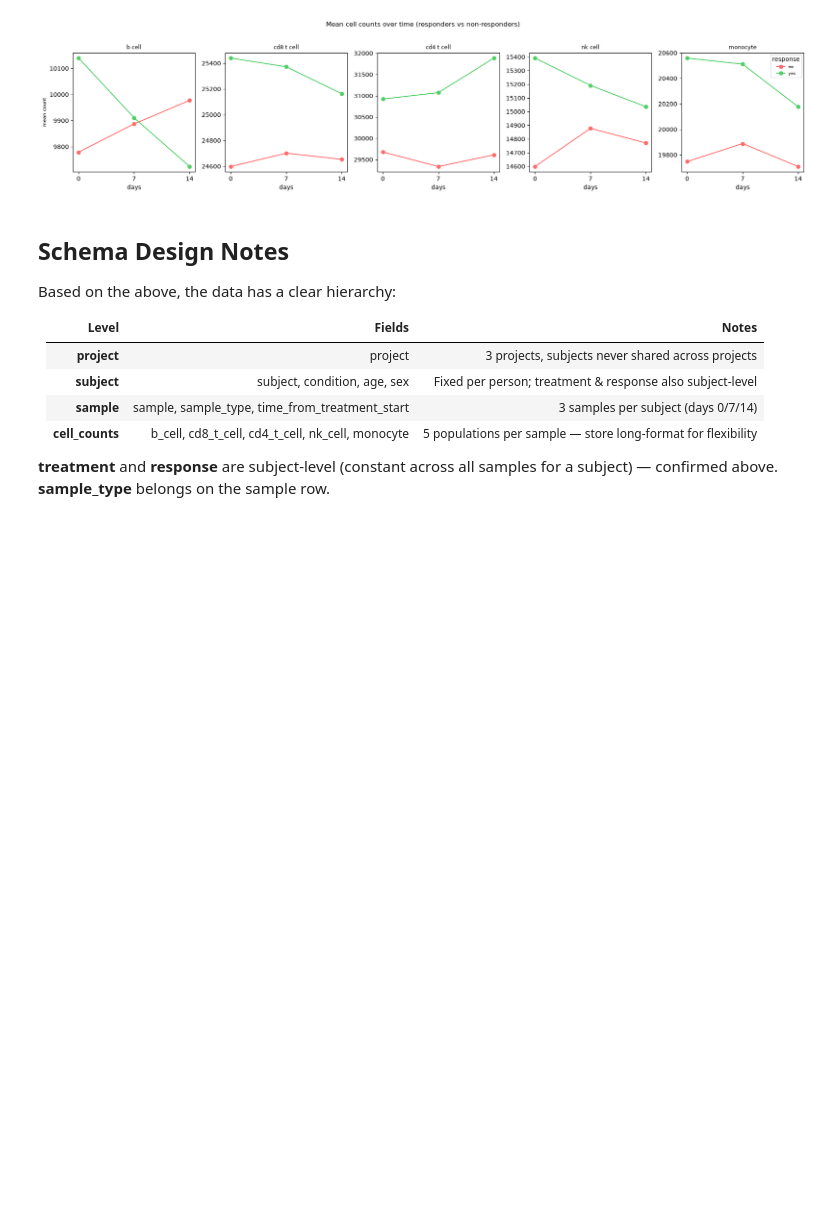
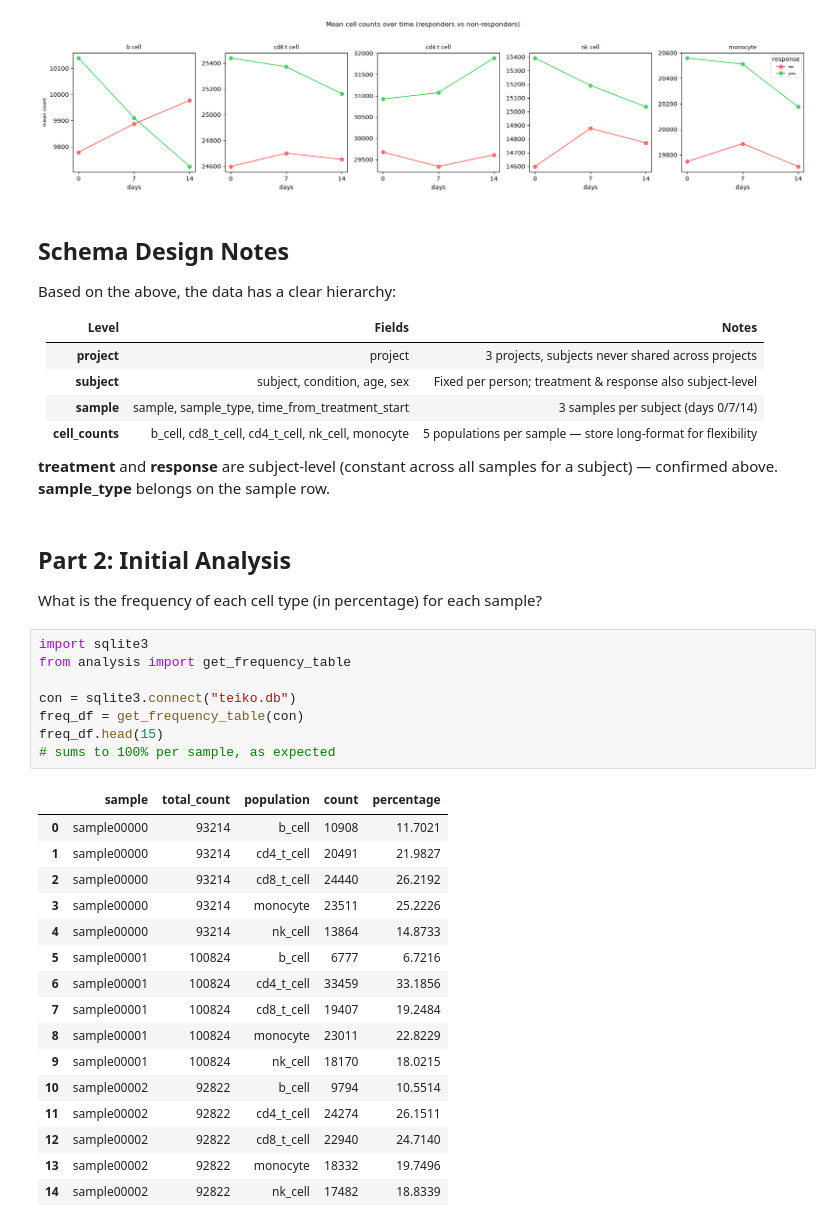
Before and after one commit to bobachubs/teiko-technical, a Jupyter notebook: testing.ipynb, the cells around one changed output. Cells and saved outputs as stored; diff of their text form; blank space fills up the shorter version.

```diff
--- a/testing.ipynb
+++ b/testing.ipynb
@@ -346,3 +346,31 @@ Based on the above, the data has a clear hierarchy:
 
 **treatment** and **response** are subject-level (constant across all samples for a subject) — confirmed above.
 **sample_type** belongs on the sample row.
+# %% [markdown]
+## Part 2: Initial Analysis
+What is the frequency of each cell type (in percentage) for each sample?
+# %%
+import sqlite3
+from analysis import get_frequency_table
+
+con = sqlite3.connect("teiko.db")
+freq_df = get_frequency_table(con)
+freq_df.head(15)
+# sums to 100% per sample, as expected
+# %% [output]
+|  | sample | total_count | population | count | percentage |
+| 0 | sample00000 | 93214 | b_cell | 10908 | 11.7021 |
+| 1 | sample00000 | 93214 | cd4_t_cell | 20491 | 21.9827 |
+| 2 | sample00000 | 93214 | cd8_t_cell | 24440 | 26.2192 |
+| 3 | sample00000 | 93214 | monocyte | 23511 | 25.2226 |
+| 4 | sample00000 | 93214 | nk_cell | 13864 | 14.8733 |
+| 5 | sample00001 | 100824 | b_cell | 6777 | 6.7216 |
+| 6 | sample00001 | 100824 | cd4_t_cell | 33459 | 33.1856 |
+| 7 | sample00001 | 100824 | cd8_t_cell | 19407 | 19.2484 |
+| 8 | sample00001 | 100824 | monocyte | 23011 | 22.8229 |
+| 9 | sample00001 | 100824 | nk_cell | 18170 | 18.0215 |
+| 10 | sample00002 | 92822 | b_cell | 9794 | 10.5514 |
+| 11 | sample00002 | 92822 | cd4_t_cell | 24274 | 26.1511 |
+| 12 | sample00002 | 92822 | cd8_t_cell | 22940 | 24.7140 |
+| 13 | sample00002 | 92822 | monocyte | 18332 | 19.7496 |
+| 14 | sample00002 | 92822 | nk_cell | 17482 | 18.8339 |
```
Also changed, not shown: parts of 8 cells of this notebook, 3 other files.
